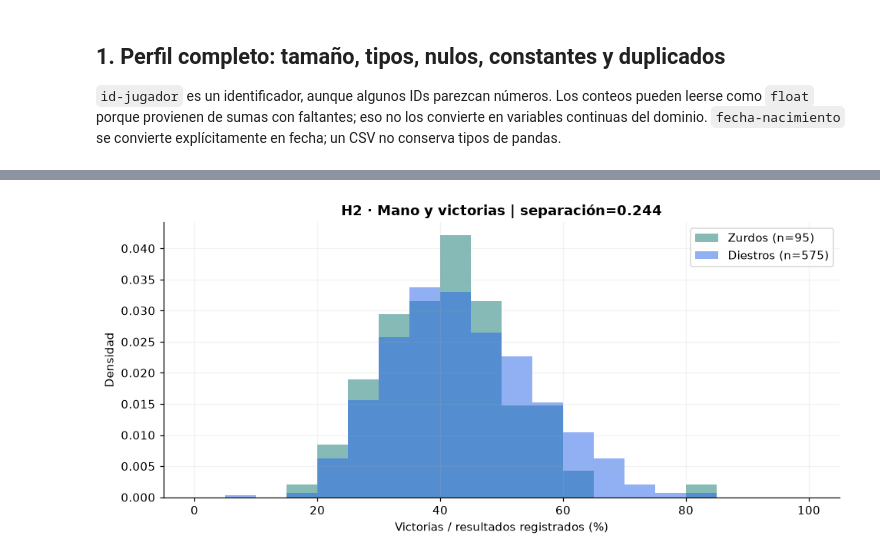
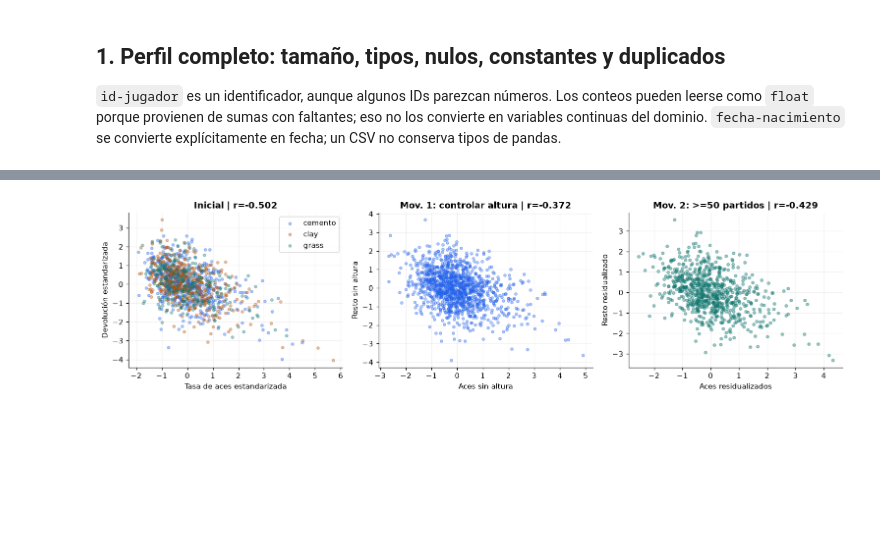
Before and after one commit to Rami195/ATP, a Jupyter notebook: entrega2/EDA_ATP_Entrega2.ipynb, the cells around one changed output, grey strips where cells are left out. Drawn from its saved outputs; the diff is of its cells as text; code cells hidden in the pictures; blank space fills up the shorter version.

```diff
--- a/entrega2/EDA_ATP_Entrega2.ipynb
+++ b/entrega2/EDA_ATP_Entrega2.ipynb
@@ -33,6 +30,6 @@ mejoras predictivas. La comparación entre modelos corresponde a Entrega 3.
 # %%
 from pathlib import Path
-import hashlib, json, platform, importlib.metadata
+import hashlib
 import numpy as np
 import pandas as pd
 import matplotlib.pyplot as plt
@@ -73,7 +70,7 @@ def grafico(nombre):
 # Divide solamente cuando el denominador es positivo.
 def division(n, d): return n / d.where(d > 0)
 
-df_csv = pd.read_csv(RUTAS['jugadores'], dtype={'id-jugador': 'string'})
+df_csv = pd.read_csv(RUTAS['jugadores'], dtype={'id-jugador': 'string'}, low_memory=False)
 df = df_csv.copy()
 df['fecha-nacimiento'] = pd.to_datetime(df['fecha-nacimiento'], errors='coerce')
 for c in ['mano-dominante', 'tipo-reves', 'pais']:
@@ -83,7 +80,10 @@ partidos['fecha'] = pd.to_datetime(partidos['fecha'], errors='coerce')
 partidos['anio'] = partidos['fecha'].dt.year
 assert df['id-jugador'].notna().all() and df['id-jugador'].is_unique
 assert partidos['id_partido'].is_unique
+n_challenger = int(partidos.tourney_level.astype(str).eq('C').sum())
+n_qualy = int(partidos['round'].astype(str).str.fullmatch(r'Q[1-4]').sum())
 texto(f'**Datos locales:** {len(df):,} jugadores × {df.shape[1]} columnas; '
       f'{len(partidos):,} partidos × {partidos.shape[1]} columnas. '
-      f'Fechas: {partidos.fecha.min():%Y-%m-%d} a {partidos.fecha.max():%Y-%m-%d}.')
+      f'Fechas: {partidos.fecha.min():%Y-%m-%d} a {partidos.fecha.max():%Y-%m-%d}.  '
+      f'Filas Challenger detectadas: {n_challenger:,}; rondas Qualifying detectadas: {n_qualy:,}.')
 # %% [output]
@@ -579,26 +712,57 @@ conocida; no hace falta cobertura de saque para contar victorias.
 # %%
-h2m=perfil_pre2023.loc[perfil_pre2023.partidos.ge(MIN_PARTIDOS) & perfil_pre2023.mano.isin(['L','R'])]
-zur=h2m.loc[h2m.mano.eq('L'),'winrate']
-die=h2m.loc[h2m.mano.eq('R'),'winrate']
-sep=separacion(zur,die)
-delta=zur.mean()-die.mean()
-fig,ax=plt.subplots()
-for s,label,col in [(zur,'Zurdos',VERDE),(die,'Diestros',AZUL)]:
-    ax.hist(s*100,bins=np.linspace(0,100,21),density=True,alpha=.5,label=f'{label} (n={len(s)})',color=col)
-ax.set(xlabel='Victorias / resultados registrados (%)',ylabel='Densidad',title=f'H2 · Mano y victorias | separación={sep:.3f}')
-ax.legend()
-grafico('H2_mano_victorias')
-z2=zona(sep,'separacion')
-estado2='inconclusa' if z2=='amarillo' else 'refutada' if z2=='rojo' or delta<0 else 'confirmada'
-ficha('H2','Dominio','Los zurdos tienen una ventaja grande en porcentaje de victorias frente a los diestros.',
-    'Media de zurdos mayor y separación estandarizada >0,8.',
-    'Separación = |media L - media R| / raíz((var L + var R)/2). Histogramas comunes, H2_mano_victorias.png.',
-    f'L: n={len(zur)}, media={zur.mean():.2%}; R: n={len(die)}, media={die.mean():.2%}; '
-    f'diferencia L-R={100*delta:.3f} puntos porcentuales; separación={sep:.4f} ({z2}). {estado2.upper()}. '
-    'El signo observado se informa aparte: no se considera confirmada una ventaja de zurdos con diferencia negativa.',
-    '0 movimientos. Las distribuciones se muestran sobre los mismos intervalos; no se busca una superficie donde cambie el resultado.',
-    'No presentar ser zurdo como ventaja grande demostrada si el resultado es rojo/amarillo. '
-    'La mano puede conservarse para describir perfiles, pero su valor predictivo condicional requerirá validación; '
-    'no se confunde efecto pequeño con prueba de igualdad exacta.',sep,'separacion',estado2,len(h2m))
+h2base = perfiles_superficie.loc[
+    perfiles_superficie.informacion_suficiente
+].dropna(subset=['tasa_aces','puntos_ganados_resto','altura']).copy()
+
+def estandarizar_por_superficie(datos, variable, salida):
+    datos[salida] = datos.groupby('superficie')[variable].transform(
+        lambda x: (x - x.mean()) / x.std())
+
+def residuos_altura_por_superficie(datos, variable, salida):
+    datos[salida] = np.nan
+    for _, indices in datos.groupby('superficie').groups.items():
+        grupo = datos.loc[indices]
+        ajuste = np.polyfit(grupo.altura, grupo[variable], 1)
+        residuo = grupo[variable] - np.polyval(ajuste, grupo.altura)
+        datos.loc[indices, salida] = (residuo - residuo.mean()) / residuo.std()
+
+estandarizar_por_superficie(h2base,'tasa_aces','aces_z')
+estandarizar_por_superficie(h2base,'puntos_ganados_resto','resto_z')
+h2_0 = asociacion(h2base.aces_z,h2base.resto_z)
+residuos_altura_por_superficie(h2base,'tasa_aces','aces_sin_altura')
+residuos_altura_por_superficie(h2base,'puntos_ganados_resto','resto_sin_altura')
+h2_1 = asociacion(h2base.aces_sin_altura,h2base.resto_sin_altura)
+
+h2estable = h2base.loc[h2base.partidos.ge(50)].copy()
+residuos_altura_por_superficie(h2estable,'tasa_aces','aces_sin_altura')
+residuos_altura_por_superficie(h2estable,'puntos_ganados_resto','resto_sin_altura')
+h2_2 = asociacion(h2estable.aces_sin_altura,h2estable.resto_sin_altura)
+
+fig,axes=plt.subplots(1,3,figsize=(14,3.8))
+for nombre_superficie,grupo in h2base.groupby('superficie'):
+    axes[0].scatter(grupo.aces_z,grupo.resto_z,s=13,alpha=.35,
+                    color=colores_superficie[nombre_superficie],label=nombre_superficie)
+axes[0].set(xlabel='Tasa de aces estandarizada',ylabel='Devolución estandarizada',
+            title=f'Inicial | r={h2_0["pearson"]:.3f}')
+axes[0].legend()
+axes[1].scatter(h2base.aces_sin_altura,h2base.resto_sin_altura,s=13,alpha=.35,color=AZUL)
+axes[1].set(xlabel='Aces sin altura',ylabel='Resto sin altura',
+            title=f'Mov. 1: controlar altura | r={h2_1["pearson"]:.3f}')
+axes[2].scatter(h2estable.aces_sin_altura,h2estable.resto_sin_altura,s=14,alpha=.4,color=VERDE)
+axes[2].set(xlabel='Aces residualizados',ylabel='Resto residualizado',
+            title=f'Mov. 2: >=50 partidos | r={h2_2["pearson"]:.3f}')
+grafico('H2_especializacion_superficie_movimientos')
+
+z2_0,z2_1,z2 = [zona(h['pearson'],'correlacion') for h in [h2_0,h2_1,h2_2]]
+estado2 = 'confirmada' if z2=='verde' and h2_2['pearson']<0 else 'refutada' if z2=='rojo' or h2_2['pearson']>0 else 'inconclusa'
+ficha('H2','Especialización saque-resto por superficie',
+    'Dentro de una superficie, un estilo más orientado a aces sacrifica fuertemente la capacidad de devolución.',
+    'Pearson <−0,6 incluso después de controlar altura y exposición.',
+    'Pearson/Spearman sobre tasas estandarizadas por superficie; H2_especializacion_superficie_movimientos.png.',
+    f'inicial n={h2_0["n"]}, r={h2_0["pearson"]:.4f} ({z2_0}); tras M1 r={h2_1["pearson"]:.4f} ({z2_1}); '
+    f'tras M2 n={h2_2["n"]}, r={h2_2["pearson"]:.4f} ({z2}). {estado2.upper()}.',
+    '2 movimientos: (1) controlar altura dentro de superficie; (2) exigir >=50 partidos al persistir mayor dispersión con menor exposición.',
+    'La oposición existe pero no es fuerte según el corte. Mantener saque y devolución como dimensiones separadas del clustering.',
+    h2_2['pearson'],'correlacion',estado2,h2_2['n'])
 # %% [output]
-[figure, old version]
+[figure, new version]
```
Also changed, not shown: parts of 26 cells of this notebook, 5 other files.
